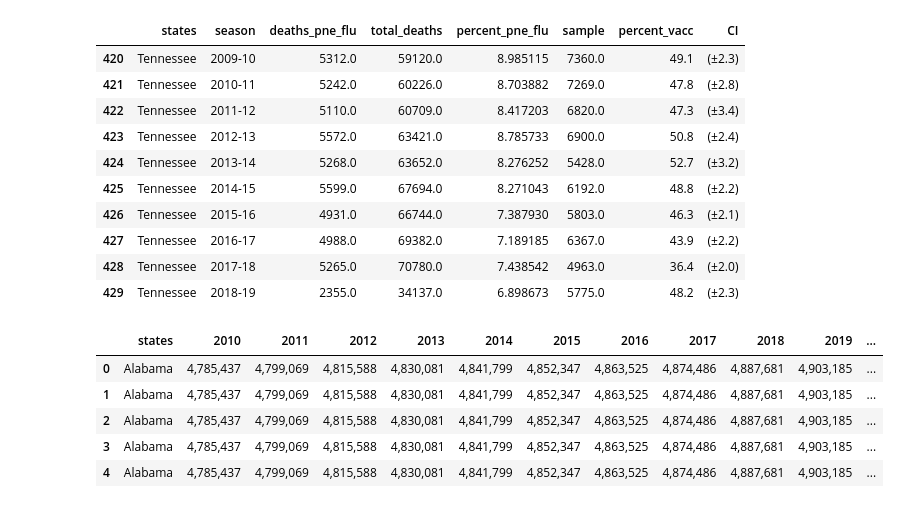
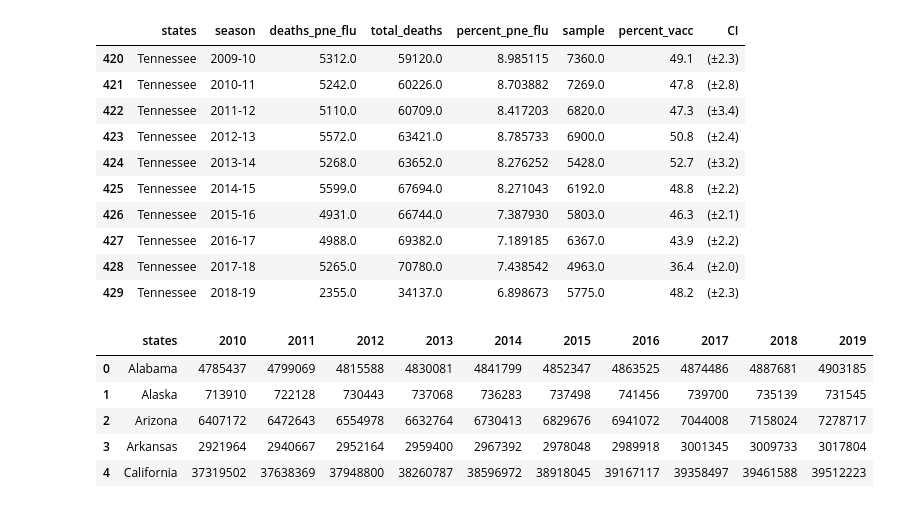
Before and after one commit to foyaza/pneumonia_influenza_deaths, a Jupyter notebook: capstone_data_cleaning_merging.ipynb, the cells around one changed output. Drawn from its saved outputs; the diff is of its cells as text; code cells hidden in the pictures.

```diff
--- a/capstone_data_cleaning_merging.ipynb
+++ b/capstone_data_cleaning_merging.ipynb
@@ -443,12 +380,11 @@ tn_pne_flu
 # %%
-population = pd.read_csv('data/pop_2010-19.csv')
+#Importing population dataset to standerdize number of deaths
+population = pd.read_csv('data/pop_2010-19.csv', thousands=',')
+population.head()
+# %% [output]
+|  | states | 2010 | 2011 | 2012 | 2013 | 2014 | 2015 | 2016 | 2017 | 2018 | 2019 |
+| 0 | Alabama | 4785437 | 4799069 | 4815588 | 4830081 | 4841799 | 4852347 | 4863525 | 4874486 | 4887681 | 4903185 |
+| 1 | Alaska | 713910 | 722128 | 730443 | 737068 | 736283 | 737498 | 741456 | 739700 | 735139 | 731545 |
+| 2 | Arizona | 6407172 | 6472643 | 6554978 | 6632764 | 6730413 | 6829676 | 6941072 | 7044008 | 7158024 | 7278717 |
+| 3 | Arkansas | 2921964 | 2940667 | 2952164 | 2959400 | 2967392 | 2978048 | 2989918 | 3001345 | 3009733 | 3017804 |
+| 4 | California | 37319502 | 37638369 | 37948800 | 38260787 | 38596972 | 38918045 | 39167117 | 39358497 | 39461588 | 39512223 |
-# %%
-population = population.merge(pne_flu_total)
-population.head()
-# %% [output]
-|  | states | 2010 | 2011 | 2012 | 2013 | 2014 | 2015 | 2016 | 2017 | 2018 | 2019 | ... |
-| 0 | Alabama | 4,785,437 | 4,799,069 | 4,815,588 | 4,830,081 | 4,841,799 | 4,852,347 | 4,863,525 | 4,874,486 | 4,887,681 | 4,903,185 | ... |
-| 1 | Alabama | 4,785,437 | 4,799,069 | 4,815,588 | 4,830,081 | 4,841,799 | 4,852,347 | 4,863,525 | 4,874,486 | 4,887,681 | 4,903,185 | ... |
-| 2 | Alabama | 4,785,437 | 4,799,069 | 4,815,588 | 4,830,081 | 4,841,799 | 4,852,347 | 4,863,525 | 4,874,486 | 4,887,681 | 4,903,185 | ... |
-| 3 | Alabama | 4,785,437 | 4,799,069 | 4,815,588 | 4,830,081 | 4,841,799 | 4,852,347 | 4,863,525 | 4,874,486 | 4,887,681 | 4,903,185 | ... |
-| 4 | Alabama | 4,785,437 | 4,799,069 | 4,815,588 | 4,830,081 | 4,841,799 | 4,852,347 | 4,863,525 | 4,874,486 | 4,887,681 | 4,903,185 | ... |
```
Also changed, not shown: parts of 33 cells of this notebook, 1 other file.
